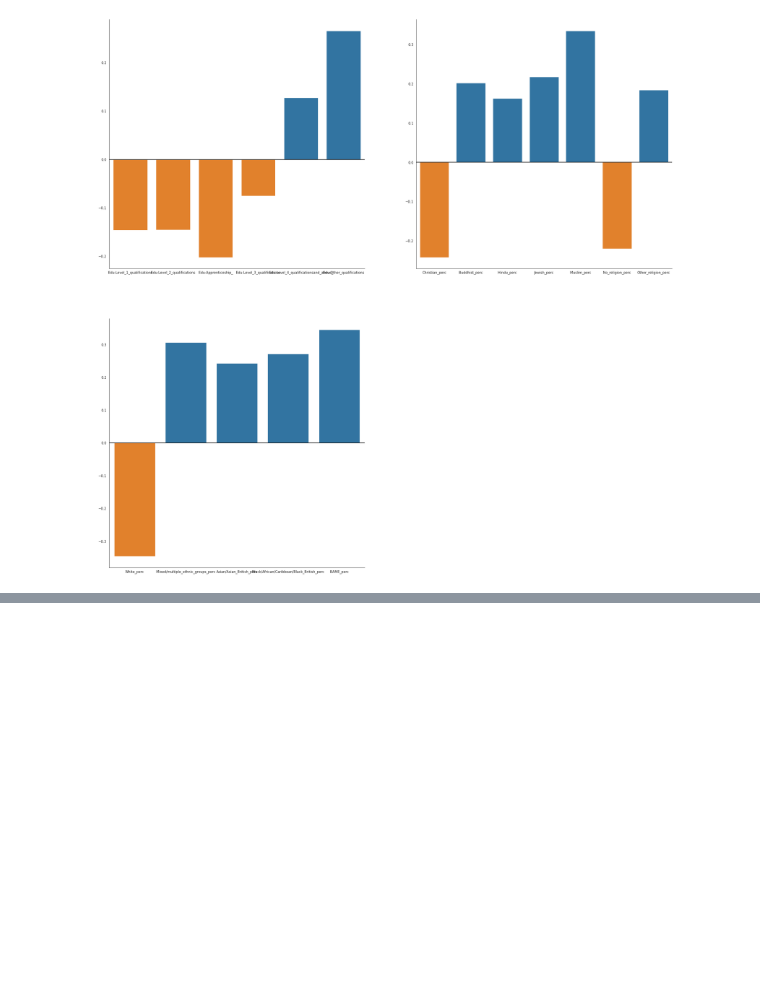
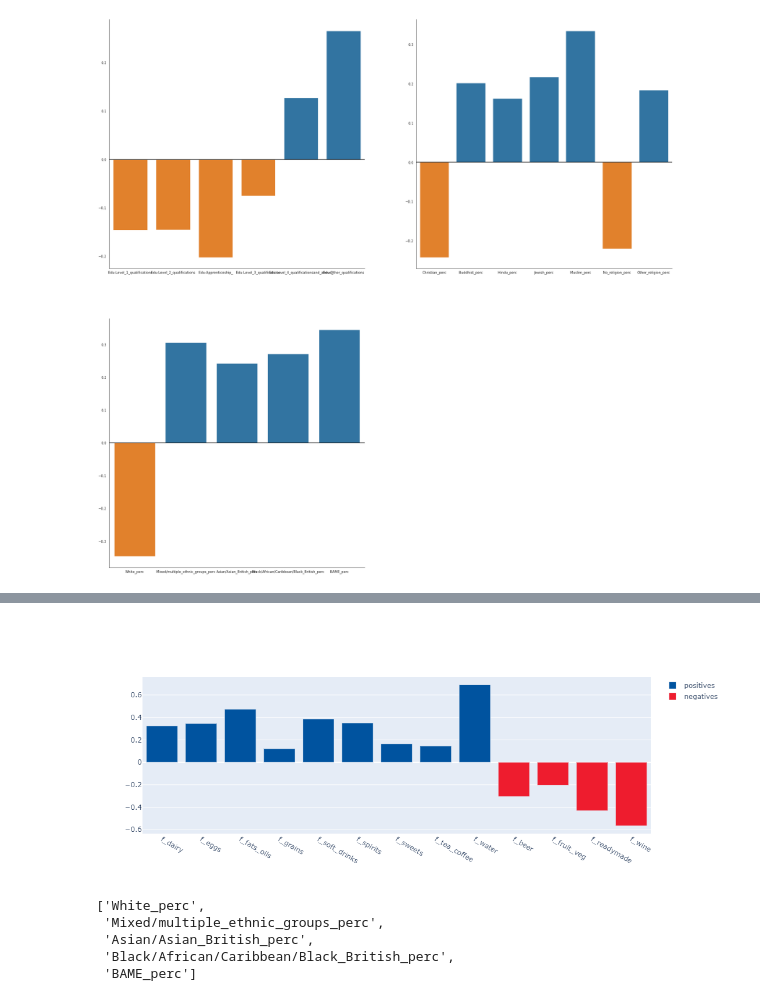
Before and after one commit to epfl-ada/ada-2020-project-milestone-p3-p3_binging_with_babbage, a Jupyter notebook: Project.ipynb, the cells around one changed output, grey strips where cells are left out. Drawn from its saved outputs; the diff is of its cells as text; code cells hidden in the pictures; blank space fills up the shorter version.

```diff
--- a/Project.ipynb
+++ b/Project.ipynb
@@ -53,6 +56,9 @@ religions = ['Christian_perc','Buddhist_perc','Hindu_perc','Jewish_perc','Muslim
 products = ["f_beer","f_dairy","f_eggs","f_fats_oils","f_fish","f_fruit_veg","f_grains","f_meat_red","f_poultry","f_readymade","f_sauces","f_soft_drinks","f_spirits","f_sweets","f_tea_coffee","f_water","f_wine"]
 education = ["No_qualifications","Edu:Level_1_qualifications","Edu:Level_2_qualifications","Edu:Apprenticeship_","Edu:Level_3_qualifications","Edu:Level_4_qualificationsand_above_","Edu:Other_qualifications"]
 months = ["Jan", "Feb", "Mar", "Apr", "May", "Jun", "Jul", "Aug", "Sep", "Oct", "Nov", "Dec"]
+# %%
+color_tesco_red = '#EE1C2E'
+color_tesco_blue = '#00539F'
 # %% [markdown]
 ### Loading the Data
 # %% [markdown]
@@ -848,0 +900,17 @@ plt.show()
+# %%
+with sns.axes_style("white"):
+
+    correl = [(nutr, stats.spearmanr(a = msoa_combined_year[eth], b = msoa_combined_year[nutr]).correlation) for nutr in products if stats.spearmanr(a = msoa_combined_year[eth], b = msoa_combined_year[nutr]).pvalue < 0.05]
+
+    fig = go.Figure()
+    fig.add_trace(go.Bar(x=[c[0] for c in correl if c[1] >= 0], y=[c[1] for c in correl if c[1] >= 0],
+                    marker_color= color_tesco_blue,
+                    name='positives'))
+
+    fig.add_trace(go.Bar(x=[c[0] for c in correl if c[1] < 0], y=[c[1] for c in correl if c[1] < 0],
+                    marker_color= color_tesco_red,
+                    name='negatives'))
+    fig.show()
+    fig.write_html("../fierceeagle.github.io/_includes/Correlation_Product_White.html")
+# %% [output]
+[figure, added]
@@ -848,0 +921,8 @@ plt.show()
+# %%
+ethnicities
+# %% [output]
+['White_perc',
+ 'Mixed/multiple_ethnic_groups_perc',
+ 'Asian/Asian_British_perc',
+ 'Black/African/Caribbean/Black_British_perc',
+ 'BAME_perc']
```
Also changed, not shown: parts of 30 cells of this notebook, 3 other files.
